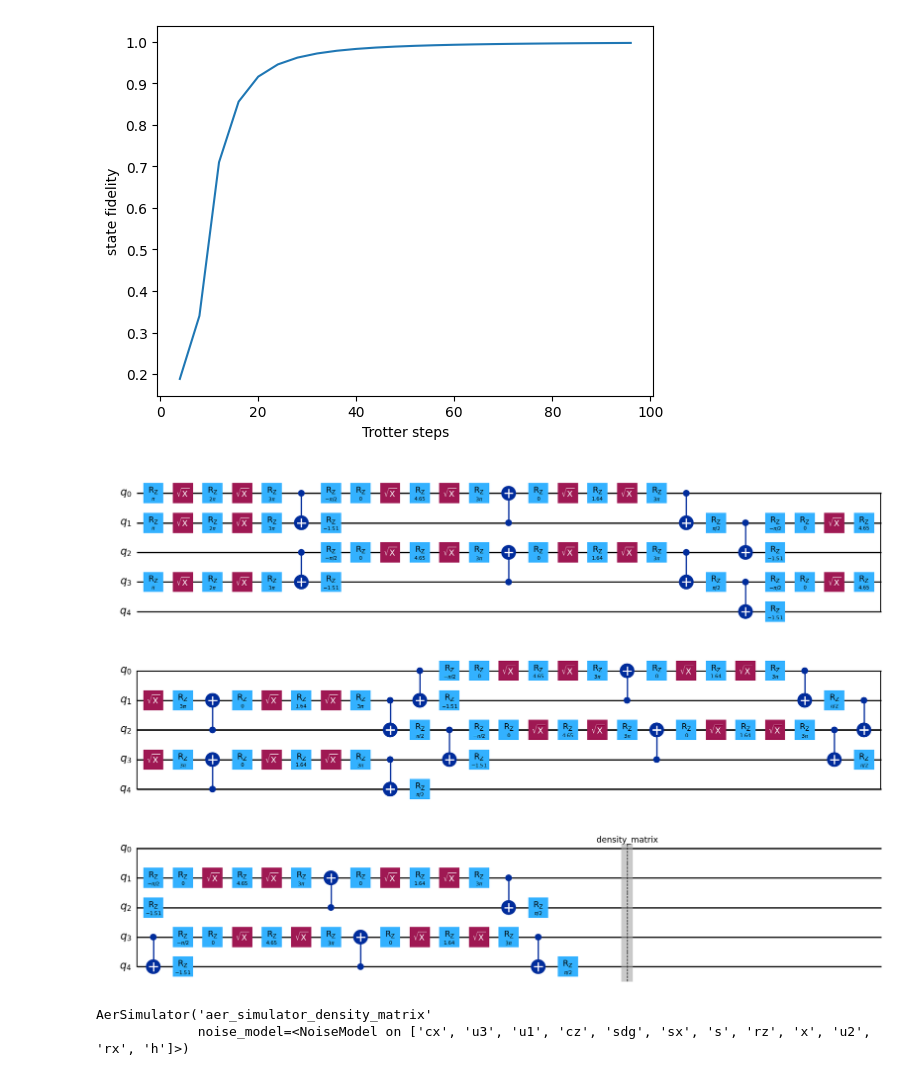
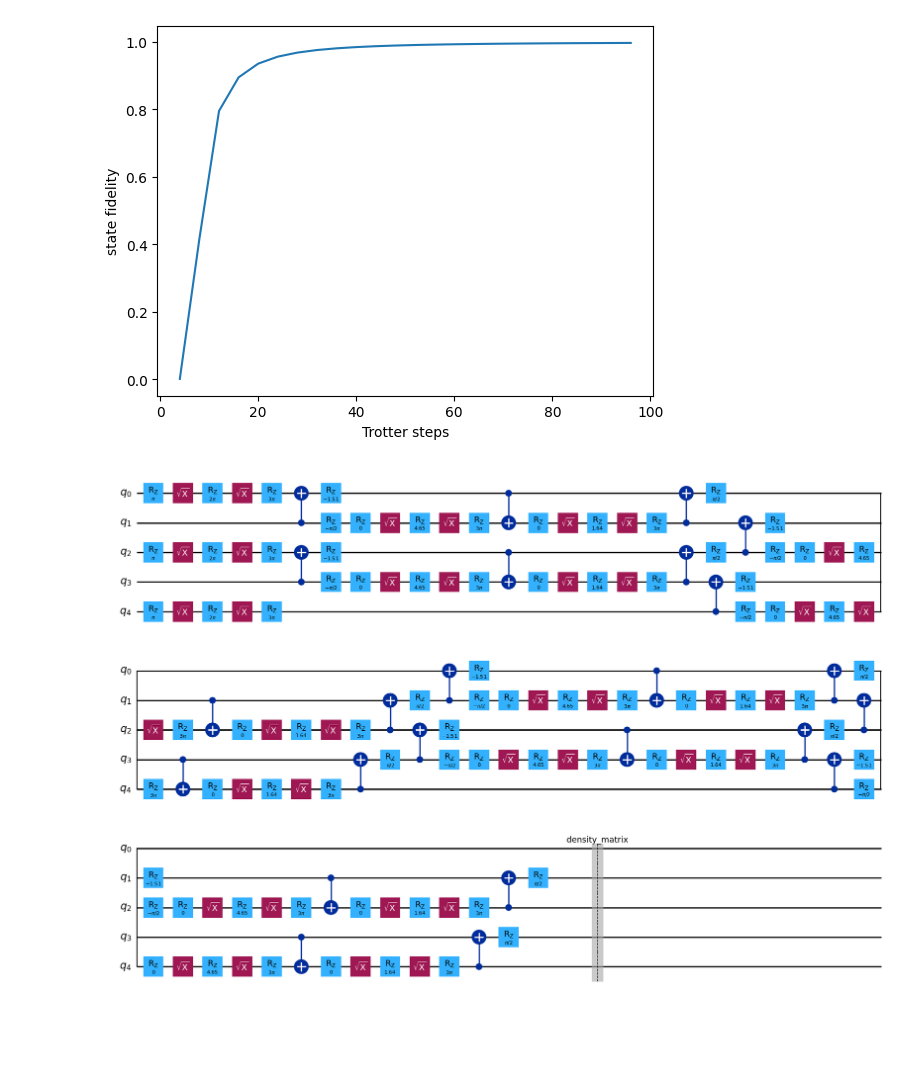
Before and after one commit to BOBO1997/osp_solutions, a Jupyter notebook: simulation/noise_free/5-qubit/run_trotter_5-qubit_trotter.ipynb, the cells around one changed output. Drawn from its saved outputs; the diff is of its cells as text; code cells hidden in the pictures; blank space fills up the shorter version.

```diff
--- a/simulation/noise_free/5-qubit/run_trotter_5-qubit_trotter.ipynb
+++ b/simulation/noise_free/5-qubit/run_trotter_5-qubit_trotter.ipynb
@@ -27,27 +32,10 @@ from setting import *
 # %%
-###? num_qubits = 5
+dt = Parameter('t')
+state_initial_dm = DMExtended(matrix=make_dm_binary(str_binary=state_initial,
+                                                    endian_binary="big",
+                                                    endian_dm="little")) ### make the density matrix for the initial state
 
-# The final time of the state evolution
-###? time_evolution = np.pi
-
-# Parameterize variable t to be evaluated at t=pi later
-dt = Parameter('t')
-
-# initial layout
-# initial_layout = [5,3,1]
-###? initial_layout = list(range(num_qubits))
-
-# Number of trotter steps
-# num_steps_list = [4,10,50,100,200] # ,20,30,40,50] # ,60,70,80,90,100]
-###? num_steps_list = list(range(4,100,4))
-print("trotter step list: ", num_steps_list)
-
-###? state_initial_str = "10101" ### specify initial state
-state_initial_dm = DMExtended(matrix=make_dm_binary(str_binary=state_initial_str,
-                                                    endian_binary="little_endian",
-                                                    endian_dm="big_endian")) ### make the density matrix for the initial state
-
-H_Heisenberg = make_H_Heisenberg(num_qubits=num_qubits) ### create Heisenberg Hamiltonian in a dictionary format
+H_Heisenberg = make_H_Heisenberg_path(num_qubits=num_qubits) ### create Heisenberg Hamiltonian in a dictionary format
 matrix_Heisenberg = hamiltonian_to_dm(hamiltonian=H_Heisenberg) ### convert Heisenberg Hamiltonian to its matrix form
 
 U_Heisenberg = DMExtended(sp.linalg.expm(-1.0j * matrix_Heisenberg * time_evolution)) ### prepare the unitary matrix of the Heisenberg Hamiltonian
@@ -61,6 +48,7 @@ True
 fidelities = []
 nums_cnots = []
 
+print("trotter step list: ", num_steps_list)
 for num_steps in num_steps_list:
 
     print("trotter steps: ", num_steps)
@@ -73,7 +61,7 @@ for num_steps in num_steps_list:
 
     # Prepare initial state
     append_initial_state(qc=qc,
-                         state_initial_str=state_initial_str)
+                         state_initial=state_initial)
     append_block_trotter_negishi(qc=qc,
                             dt=dt,
                             option="a",
@@ -86,10 +74,12 @@ for num_steps in num_steps_list:
 
     ### execute circuits
     result_raw = simulator_ideal.run(qc_t3,
-                                        shots=0,
-                                        ).result()
+                                     shots=0,
+                                    ).result()
     dm_raw = result_to_dms(result=result_raw,
-                        endian_dm="big")[0]
+                           endian_result="little",
+                           endian_dm="little",
+                          )[0]
 
     fidelities.append(state_fidelity(dm_raw, state_target_dm))
     nums_cnots.append(qc_t3.count_ops().get("cx"))
@@ -126,23 +116,23 @@ plt.xlabel("Trotter steps")
 plt.ylabel("state fidelity")
 plt.show()
 # %% [output]
-[figure, old version]
+[figure, new version]
 # %%
 qc = QuantumCircuit(num_qubits)
 
 # Prepare initial state
 append_initial_state(qc=qc,
-                        state_initial_str=state_initial_str)
+                        state_initial=state_initial)
 append_block_trotter_negishi(qc=qc,
                               dt=dt,
                               option="a",
                               num_steps=2)
 
 # Evaluate simulation at target_time (t=pi) meaning each trotter step evolves pi/trotter_steps in time
 qc = qc.assign_parameters({dt: time_evolution / num_steps})
 # qc_t3 = transpile(RemoveBarriers()(qc), optimization_level=3, basis_gates=["sx", "cx", "rz"])
 qc_t3 = transpile(qc, optimization_level=0, basis_gates=["sx", "cx", "rz"])
 qc_t3.save_density_matrix()
 qc_t3.draw("mpl")
 # %% [output]
-[figure, old version]
+[figure, new version]
@@ -151,5 +138,0 @@ qc_t3.draw("mpl")
-# %%
-print(simulator_noisy)
-# %% [output]
-AerSimulator('aer_simulator_density_matrix'
-             noise_model=<NoiseModel on ['cx', 'u3', 'u1', 'cz', 'sdg', 'sx', 's', 'rz', 'x', 'u2', 'rx', 'h']>)
```
Also changed, not shown: parts of 4 cells of this notebook, 10 other files.
